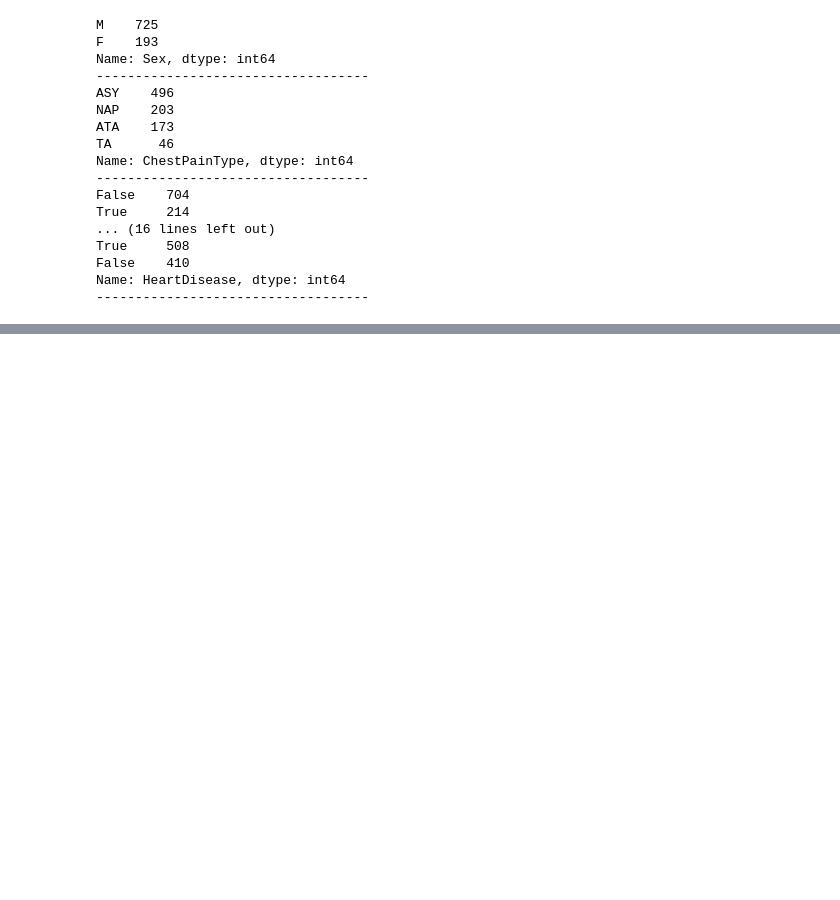
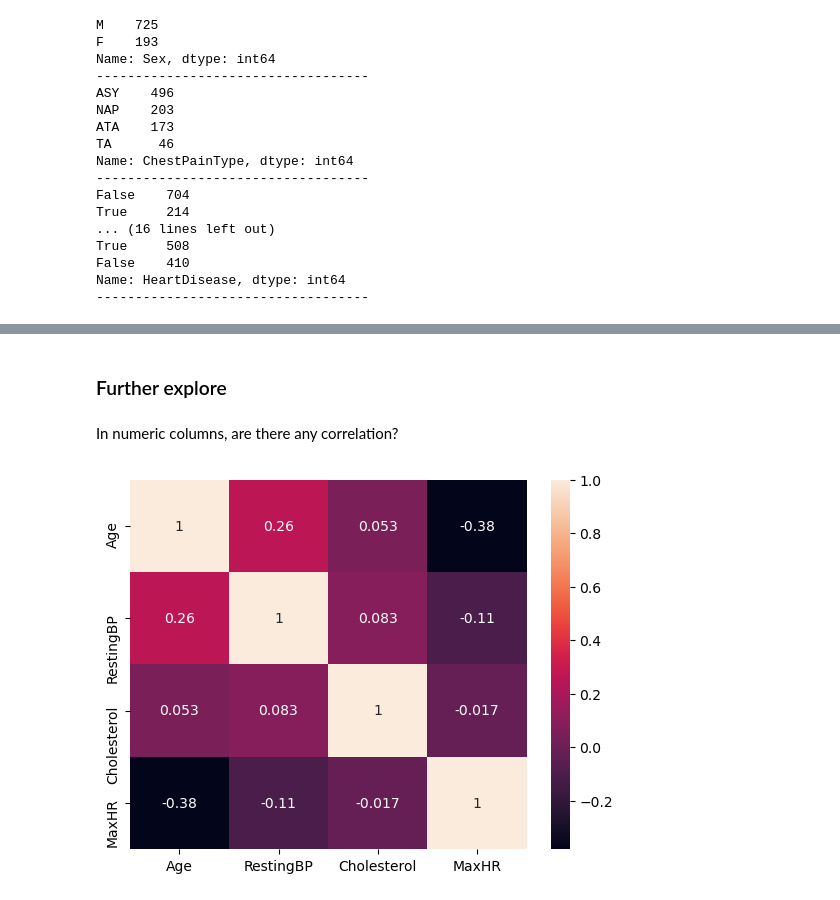
Before and after one commit to vntan/HeartFailureAnalysis, a Jupyter notebook: HeartFailureAnalysis.ipynb, the cells around one changed output, grey strips where cells are left out. Saved outputs shown, nothing was run; the diff lists cells and outputs as text; code cells hidden in the pictures; blank space fills up the shorter version.

Commit message:
Further explore

```diff
--- a/HeartFailureAnalysis.ipynb
+++ b/HeartFailureAnalysis.ipynb
@@ -289,0 +385,19 @@ It's seem like nothing abnormal here!
+# %% [markdown]
+### Further explore
+# %% [markdown]
+In numeric columns, are there any correlation?
+# %%
+# First let just fill null (zero) value in Cholesterol and RestingBP with mean of its column
+temp_numeric_col_df = numeric_cols_df.copy()
+
+restingBP_not_null = temp_numeric_col_df[temp_numeric_col_df['RestingBP'] != 0]
+restingBP_mean = restingBP_not_null['RestingBP'].mean()
+cholesterol_not_null = temp_numeric_col_df[temp_numeric_col_df['Cholesterol'] != 0]
+cholesterol_mean = cholesterol_not_null['Cholesterol'].mean()
+
+temp_numeric_col_df['RestingBP'].replace(to_replace=0, value=restingBP_mean, inplace=True)
+temp_numeric_col_df['Cholesterol'].replace(to_replace=0, value=cholesterol_mean, inplace=True)
+
+sns.heatmap(temp_numeric_col_df.corr(), annot=True);
+# %% [output]
+[figure, added]
```
Also changed, not shown: parts of 32 cells of this notebook.
